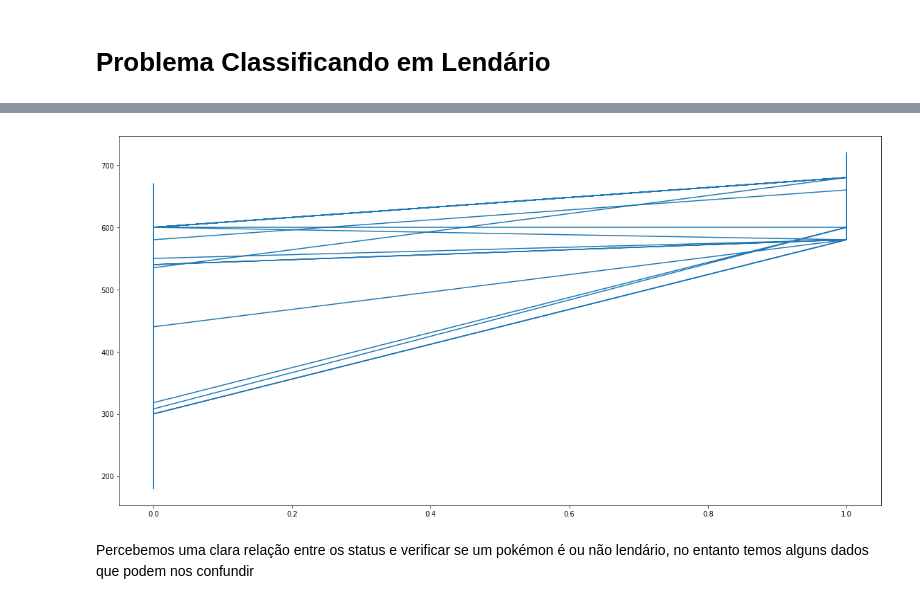
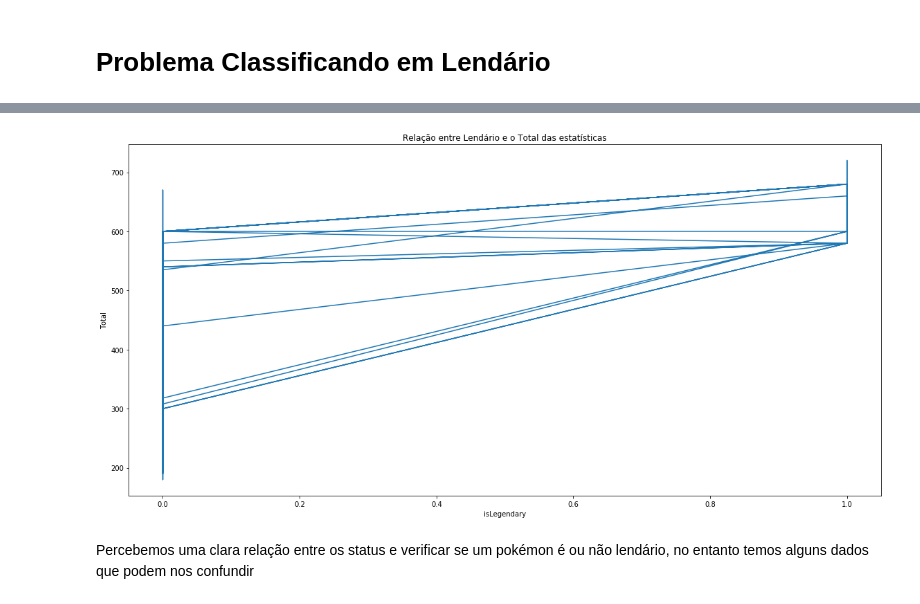
Before and after one commit to brunolmourao/machine-learning, a Jupyter notebook: Trabalho Final/Trabalho Final.ipynb, the cells around one changed output, grey strips where cells are left out. Cells and saved outputs as stored; diff of their text form; code cells hidden in the pictures.

```diff
--- a/Trabalho Final/Trabalho Final.ipynb
+++ b/Trabalho Final/Trabalho Final.ipynb
@@ -212,5 +232,4 @@ Todos os tipos são utilizados tanto como primários como secundários , o tipo
 # %% [markdown]
 # Problema Classificando em Lendário
 # %%
-data1 = dataset.loc[:,["Number","Total","isLegendary"]]
-data1.sample(10)
+data1 = dataset.loc[:,["Name","HP","Attack","Defense","Sp_Atk","Sp_Def","Speed","Total","isLegendary"]]
@@ -228,0 +236,2 @@ data1.sample(10)
+# %%
+data1.set_index("Total", inplace=True)
@@ -229,10 +248,13 @@ data1.sample(10)
 # %%
 fig= plt.figure(figsize=(16,8))
 plt.plot(data1.loc[:,'isLegendary'],data1.loc[:,'Total'])
+plt.title('Relação entre Lendário e o Total das estatísticas')
+plt.xlabel('isLegendary')
+plt.ylabel('Total')
 plt.savefig('is_Legendary.png')
 plt.show()
 # %% [output]
-[figure, old version]
+[figure, new version]
 # %% [markdown]
 Percebemos uma clara relação entre os status e verificar se um pokémon é ou não lendário, no entanto temos alguns dados que podem nos confundir
 # %%
```
Also changed, not shown: parts of 6 cells of this notebook, 3 other files.
